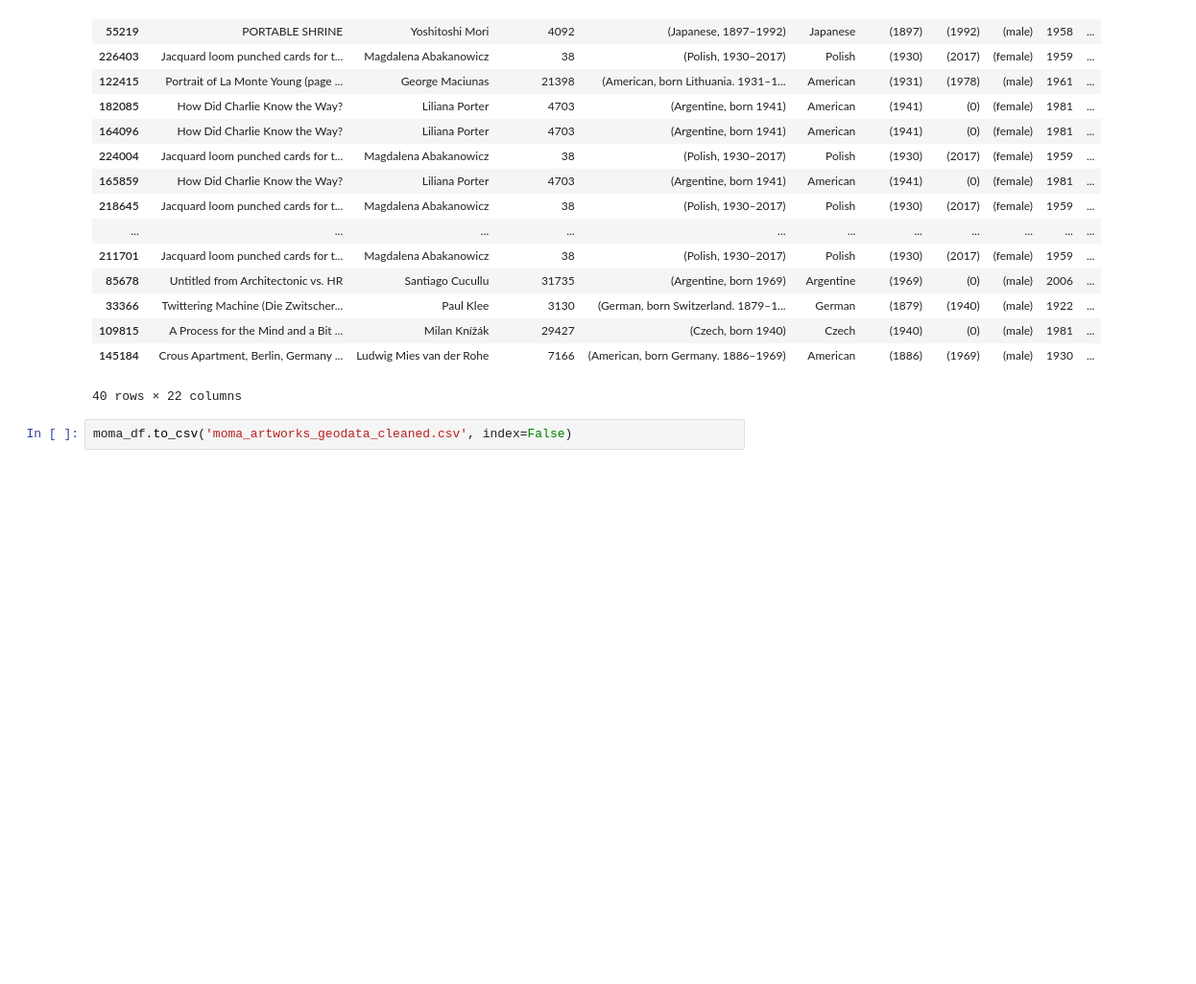
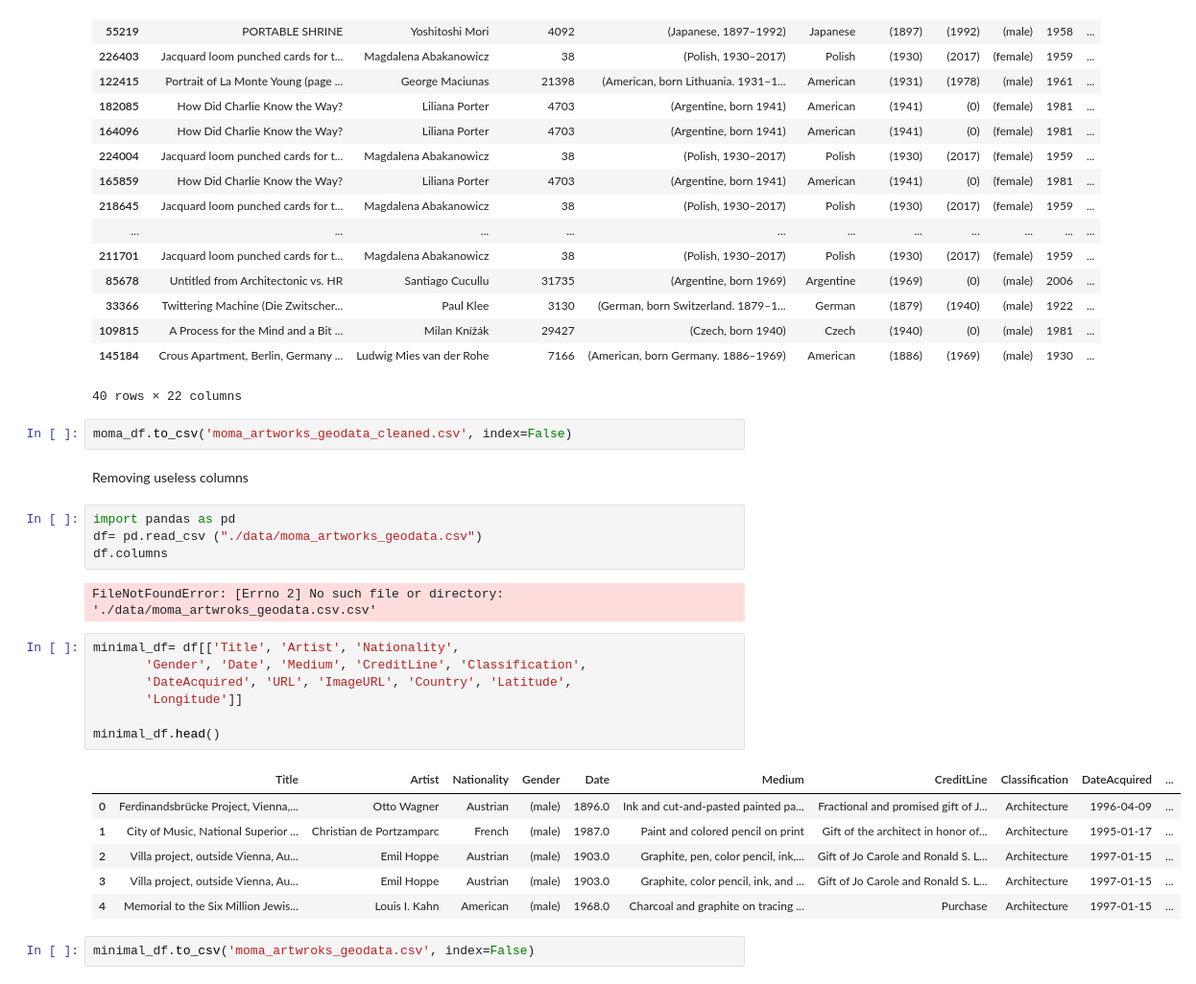
Before and after one commit to Goli-SF/uzh_demo, a Jupyter notebook: exploring_data.ipynb, the cells around one changed output. Shown at 96% size. Saved outputs shown, nothing was run; the diff lists cells and outputs as text; blank space fills up the shorter version.

Commit message:
update dataset and remove extra columns

```diff
--- a/exploring_data.ipynb
+++ b/exploring_data.ipynb
@@ -362,3 +362,27 @@ moma_df.sample(40)
 40 rows × 22 columns
 # %%
 moma_df.to_csv('moma_artworks_geodata_cleaned.csv', index=False)
+# %% [markdown]
+Removing useless columns
+# %%
+import pandas as pd
+df= pd.read_csv ("./data/moma_artworks_geodata.csv")
+df.columns
+# %% [output]
+FileNotFoundError: [Errno 2] No such file or directory: './data/moma_artwroks_geodata.csv.csv'
+# %%
+minimal_df= df[['Title', 'Artist', 'Nationality',
+       'Gender', 'Date', 'Medium', 'CreditLine', 'Classification',
+       'DateAcquired', 'URL', 'ImageURL', 'Country', 'Latitude',
+       'Longitude']]
+
+minimal_df.head()
+# %% [output]
+|  | Title | Artist | Nationality | Gender | Date | Medium | CreditLine | Classification | DateAcquired | ... |
+| 0 | Ferdinandsbrücke Project, Vienna,... | Otto Wagner | Austrian | (male) | 1896.0 | Ink and cut-and-pasted painted pa... | Fractional and promised gift of J... | Architecture | 1996-04-09 | ... |
+| 1 | City of Music, National Superior ... | Christian de Portzamparc | French | (male) | 1987.0 | Paint and colored pencil on print | Gift of the architect in honor of... | Architecture | 1995-01-17 | ... |
+| 2 | Villa project, outside Vienna, Au... | Emil Hoppe | Austrian | (male) | 1903.0 | Graphite, pen, color pencil, ink,... | Gift of Jo Carole and Ronald S. L... | Architecture | 1997-01-15 | ... |
+| 3 | Villa project, outside Vienna, Au... | Emil Hoppe | Austrian | (male) | 1903.0 | Graphite, color pencil, ink, and ... | Gift of Jo Carole and Ronald S. L... | Architecture | 1997-01-15 | ... |
+| 4 | Memorial to the Six Million Jewis... | Louis I. Kahn | American | (male) | 1968.0 | Charcoal and graphite on tracing ... | Purchase | Architecture | 1997-01-15 | ... |
+# %%
+minimal_df.to_csv('moma_artwroks_geodata.csv', index=False)
```
Also changed, not shown: 2 other files.
